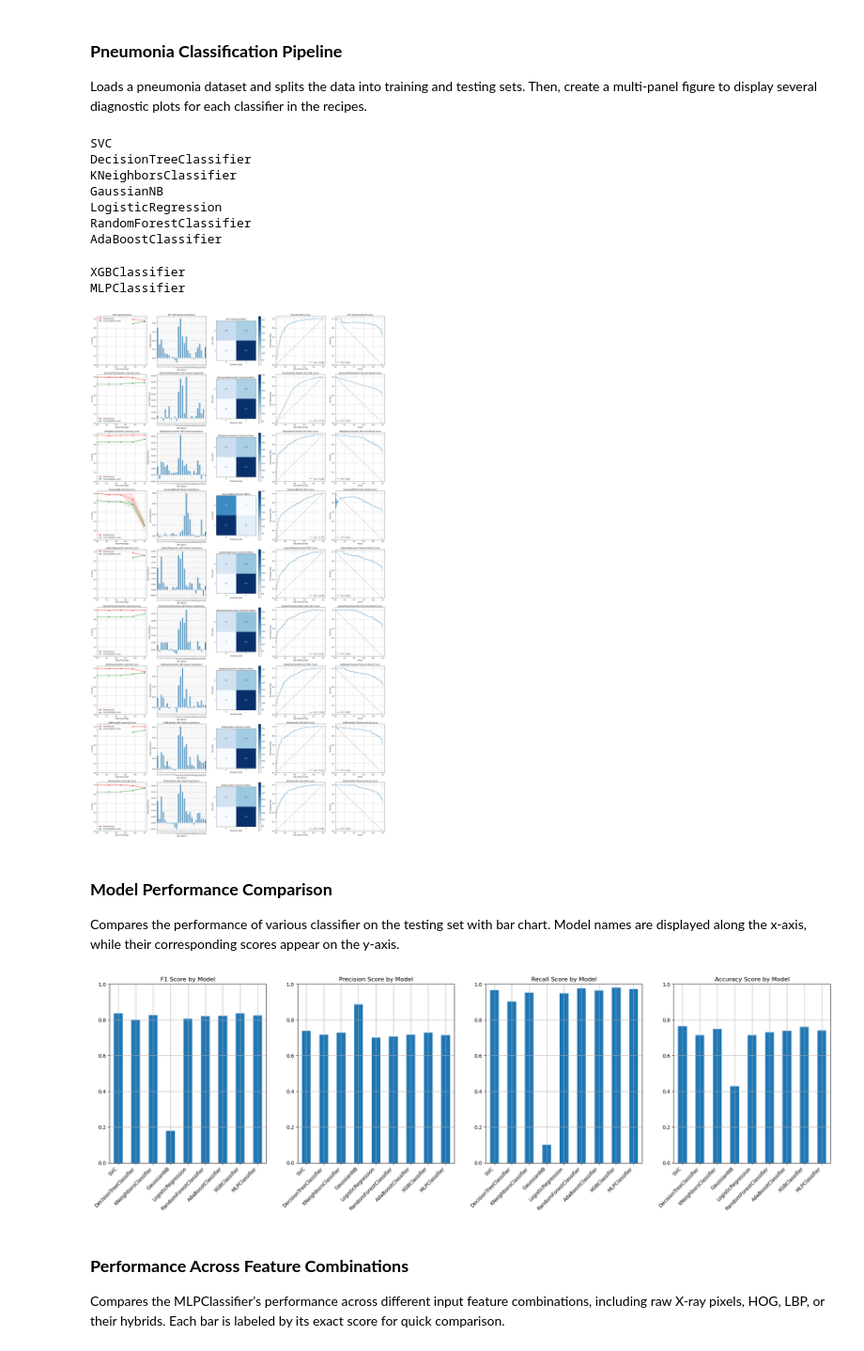
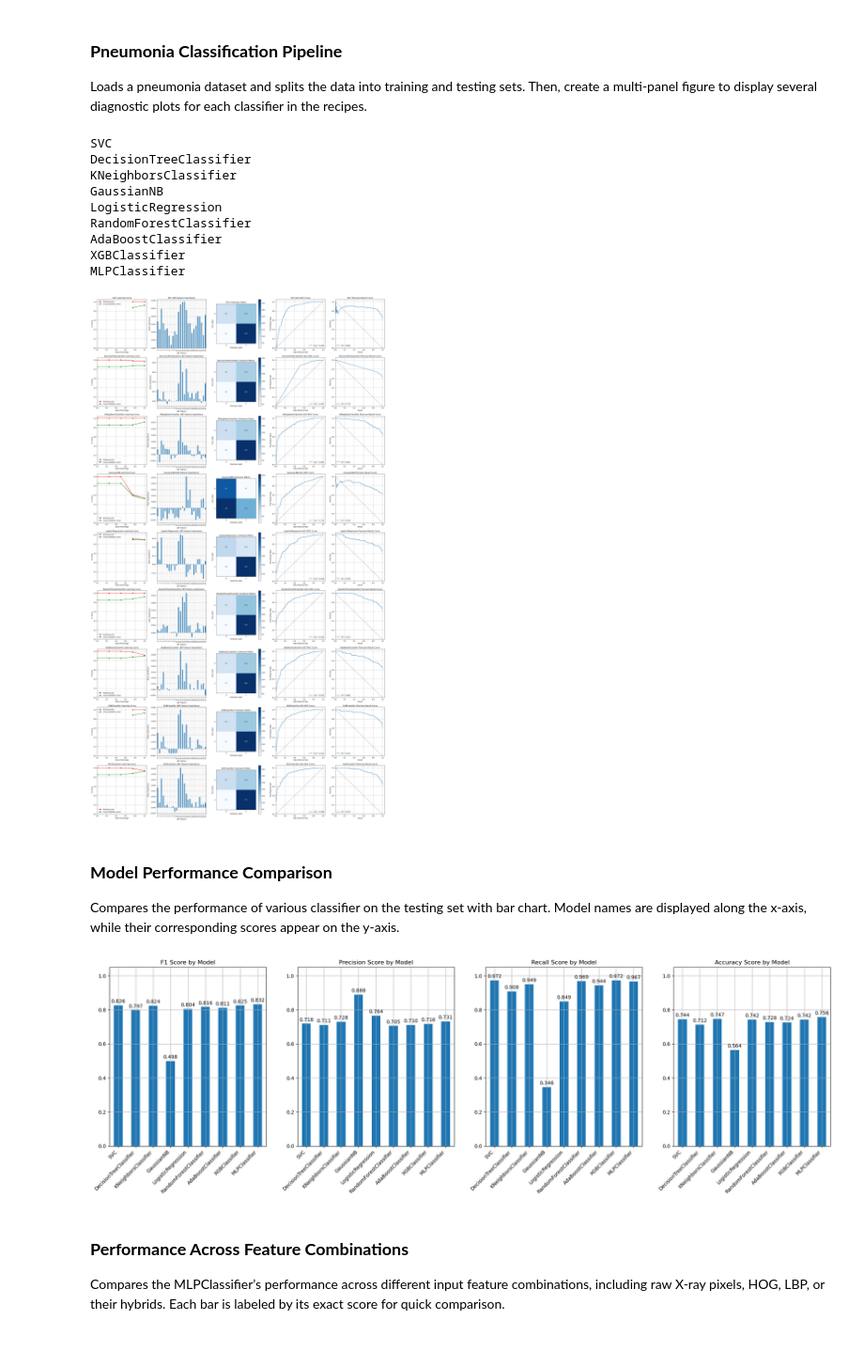
Before and after one commit to LuoZihYuan/Pneumonia-Detection, a Jupyter notebook: 2_base_model_tuning.ipynb, the cells around one changed output. Shown at 94% size. Saved outputs shown, nothing was run; the diff lists cells and outputs as text; code cells hidden in the pictures.

Commit message:
:monocle_face: fix(base_model): class weight no specified error, and plot label not showing error

```diff
--- a/2_base_model_tuning.ipynb
+++ b/2_base_model_tuning.ipynb
@@ -271,7 +271,7 @@ from xgboost import XGBClassifier
 
 recipes = [
   (
-    SVC(probability=True, random_state=42),
+    SVC(probability=True, random_state=42, class_weight="balanced"),
     {
       "C": [0.1, 1, 10, 100],
       "kernel": ["linear", "rbf", "poly", "sigmoid"],
@@ -281,7 +281,7 @@ recipes = [
     },
   ),
   (
-    DecisionTreeClassifier(random_state=42),
+    DecisionTreeClassifier(random_state=42, class_weight="balanced"),
     {
       "criterion": ["gini", "entropy"],  # Options for impurity measure
       "max_depth": [None, 5, 10, 20, 30],  # Maximum depth of the tree
@@ -311,7 +311,7 @@ recipes = [
     },
   ),
   (
-    LogisticRegression(random_state=42),
+    LogisticRegression(random_state=42, class_weight="balanced"),
     {
       "penalty": ["l1", "l2"],  # Regularization type
       # Inverse of regularization strength; smaller values specify stronger regularization
@@ -321,7 +321,7 @@ recipes = [
     },
   ),
   (
-    RandomForestClassifier(random_state=42),
+    RandomForestClassifier(random_state=42, class_weight="balanced"),
     {
       "n_estimators": [100, 200, 300],  # Number of trees in the forest.
       "max_depth": [None, 10, 20, 30],  # Maximum depth of each tree.
@@ -399,28 +399,29 @@ GaussianNB
 LogisticRegression
 RandomForestClassifier
 AdaBoostClassifier
+XGBClassifier
+MLPClassifier
-XGBClassifier
-MLPClassifier
-[figure, old version]
+[figure, new version]
 # %% [markdown]
 ### **Model Performance Comparison**
 Compares the performance of various classifier on the testing set with bar chart. Model names are displayed along the x-axis, while their corresponding scores appear on the y-axis.
 # %%
 _, axs = plt.subplots(1, 4, figsize=(26, 6.5))
 for index, col in enumerate(model_score_comparison.columns):
   ax = axs[index]
-  model_score_comparison.plot.bar(
+  bars = model_score_comparison.plot.bar(
     y=col,
     use_index=True,
-    ylim=[0.0, 1.0],
+    ylim=[0.0, 1.05],
     legend=False,
     grid=True,
     title=f"{col} Score by Model",
     ax=ax,
   )
+  ax.bar_label(bars.containers[0], fmt="%.3f", padding=3)
   ax.set_xticklabels(ax.get_xticklabels(), rotation=45, ha="right")
 # %% [output]
-[figure, old version]
+[figure, new version]
 # %% [markdown]
 ### **Performance Across Feature Combinations**
 Compares the MLPClassifier’s performance across different input feature combinations, including raw X‑ray pixels, HOG, LBP, or their hybrids. Each bar is labeled by its exact score for quick comparison.
```
Also changed, not shown: parts of 1 cell of this notebook.
